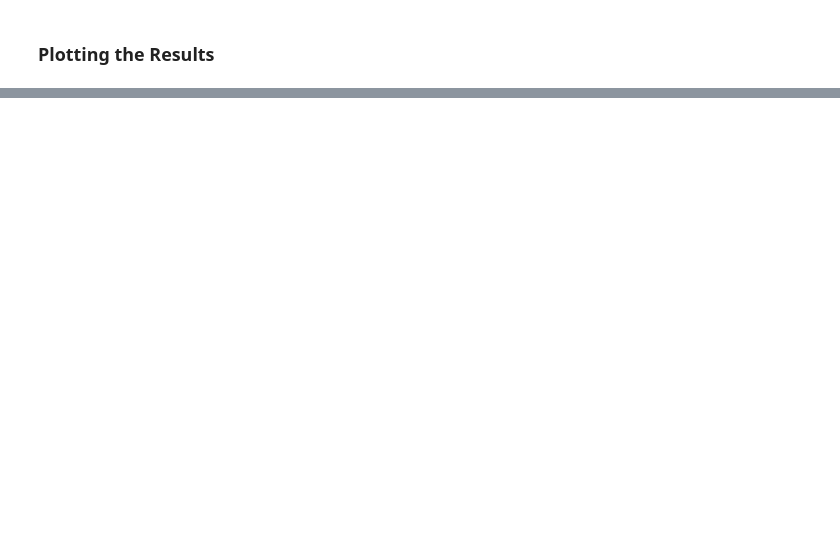
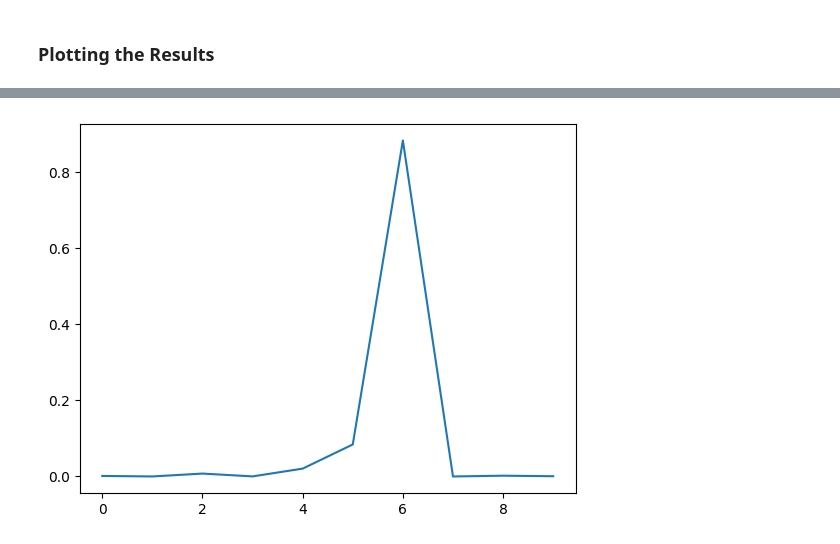
Before and after one commit to rasikasrimal/Handwritten-Digit-Recognition-With-TensorFlow, a Jupyter notebook: 01_Student_Notebook.ipynb, the cells around one changed output, grey strips where cells are left out. Saved outputs shown, nothing was run; the diff lists cells and outputs as text; code cells hidden in the pictures; blank space fills up the shorter version.

```diff
--- a/01_Student_Notebook.ipynb
+++ b/01_Student_Notebook.ipynb
@@ -97,6 +157,15 @@ This model is much more likely to solve the problem as it can learn more complex
 # %% [markdown]
 # Task 6: Creating a Model
 ### Creating the Model
+# %%
+from tensorflow.keras.models import Sequential
+from tensorflow.keras.layers import Dense
+
+model = Sequential([
+    Dense(128, activation='relu', input_shape=(784,)),
+    Dense(128, activation='relu'),
+    Dense(10, activation='softmax')
+])
 # %% [markdown]
 ### Activation Functions
 
@@ -116,3 +185,11 @@ Graphical representation of a node where the two operations are performed:
 ![ReLU](images/1_5.png)
 
 ### Compiling the Model
+# %%
+model.compile(
+    optimizer='sgd',
+    loss='categorical_crossentropy',
+    metrics=['accuracy']
+)
+
+model.summary()
@@ -120,3 +211,5 @@ Graphical representation of a node where the two operations are performed:
 # Task 7: Training the Model
 
 ### Training the Model
+# %%
+model.fit(s_train_norm, y_train_encoded, epochs=3)
@@ -126,3 +233,6 @@ Graphical representation of a node where the two operations are performed:
 # Task 8: Predictions
 
 ### Predictions on Test Set
+# %%
+preds = model.predict(s_test_norm)
+print('Shape of preds:', preds.shape)
@@ -130,0 +267,5 @@ Graphical representation of a node where the two operations are performed:
+# %%
+plt.plot(preds[8])
+plt.show()
+# %% [output]
+[figure, added]
```
Also changed, not shown: parts of 16 cells of this notebook.
